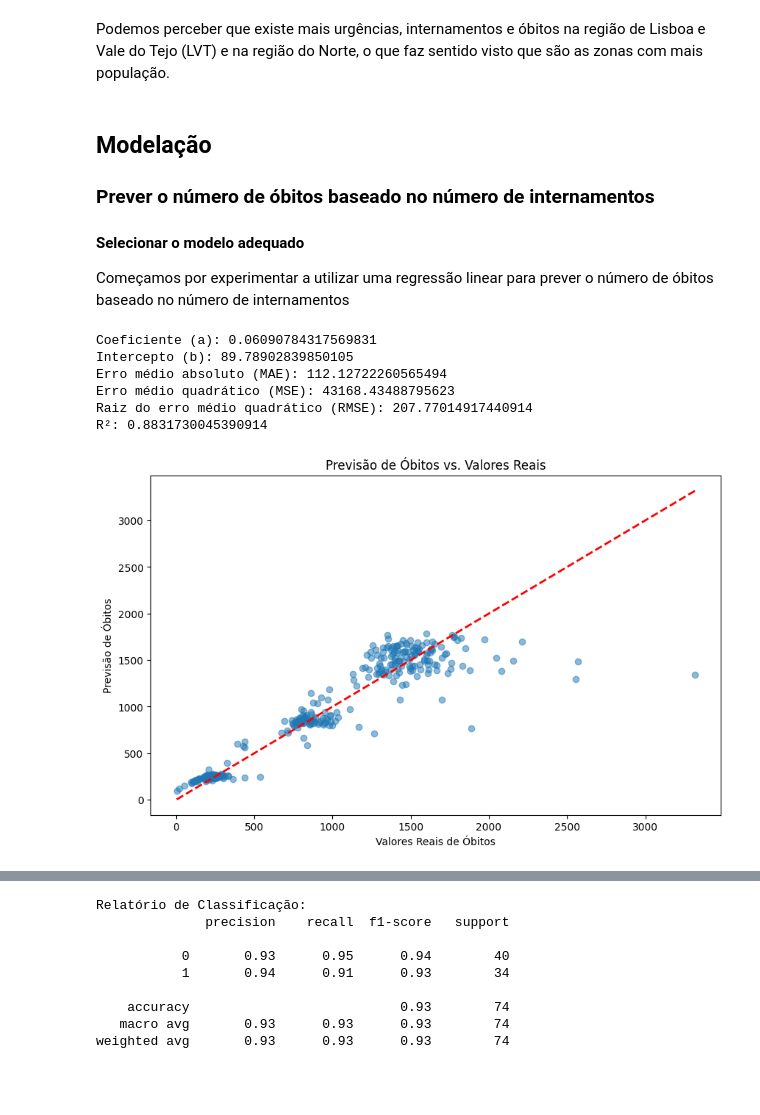
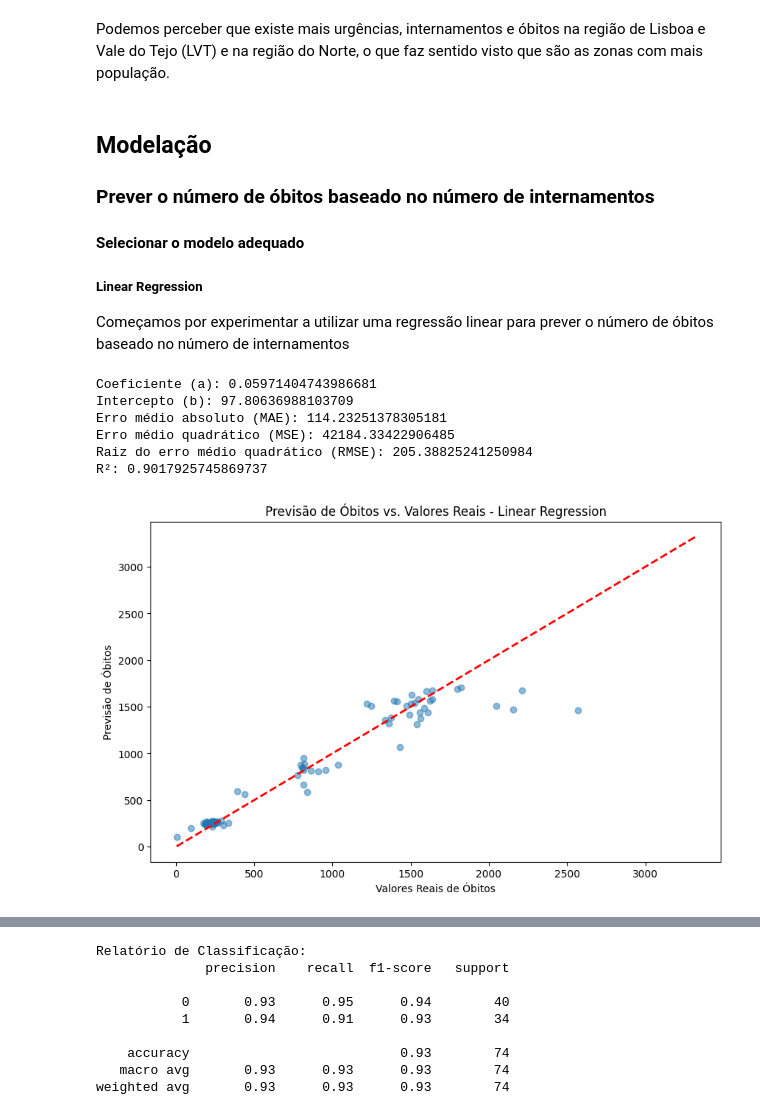
Before and after one commit to He1senb0rg/Projeto-PCD, a Jupyter notebook: projeto.ipynb, the cells around one changed output, grey strips where cells are left out. Drawn from its saved outputs; the diff is of its cells as text; code cells hidden in the pictures; blank space fills up the shorter version.

```diff
--- a/projeto.ipynb
+++ b/projeto.ipynb
@@ -363,43 +357,44 @@ Podemos perceber que existe mais urgências, internamentos e óbitos na região
 ## Modelação
 ### Prever o número de óbitos baseado no número de internamentos
 #### Selecionar o modelo adequado
+##### Linear Regression
 Começamos por experimentar a utilizar uma regressão linear para prever o número de óbitos baseado no número de internamentos
 # %%
 # definir features e target
-X = df_modelo[["internamentos"]]
-y = df_modelo["obitos"]
+X_p1 = df_modelo[["internamentos"]]
+y_p1 = df_modelo["obitos"]
 
 # dividir os dados em treino e teste
-X_train, X_test, y_train, y_test = train_test_split(X, y, test_size=0.2, random_state=42)
+X_train_p1, X_test_p1, y_train_p1, y_test_p1 = train_test_split(X_p1, y_p1, test_size=0.2, random_state=42)
 
-# criar e treinar o modelo de regressão linear
-lr_model = LinearRegression()
-lr_model.fit(X, y)
-print("Coeficiente (a):", lr_model.coef_[0])
-print("Intercepto (b):", lr_model.intercept_)
+# criar e treinar o modelo de linear regression
+lr_model_p1 = LinearRegression()
+lr_model_p1.fit(X_train_p1, y_train_p1)
+print("Coeficiente (a):", lr_model_p1.coef_[0])
+print("Intercepto (b):", lr_model_p1.intercept_)
 
 # fazer previsões
-y_pred = lr_model.predict(X)
+y_pred_p1 = lr_model_p1.predict(X_test_p1)
 
 # avaliar o modelo
-print("Erro médio absoluto (MAE):", mean_absolute_error(y, y_pred))
-print("Erro médio quadrático (MSE):", mean_squared_error(y, y_pred))
-print("Raiz do erro médio quadrático (RMSE):", np.sqrt(mean_squared_error(y, y_pred)))
-print("R²:", r2_score(y, y_pred))
+print("Erro médio absoluto (MAE):", mean_absolute_error(y_test_p1, y_pred_p1))
+print("Erro médio quadrático (MSE):", mean_squared_error(y_test_p1, y_pred_p1))
+print("Raiz do erro médio quadrático (RMSE):", np.sqrt(mean_squared_error(y_test_p1, y_pred_p1)))
+print("R²:", r2_score(y_test_p1, y_pred_p1))
 
 # mostrar o modelo
 plt.figure(figsize=(10, 6))
-plt.scatter(y, y_pred, alpha=0.5)
-plt.plot([y.min(), y.max()], [y.min(), y.max()], color='red', linestyle='--', lw=2)
-plt.title('Previsão de Óbitos vs. Valores Reais')
+plt.scatter(y_test_p1, y_pred_p1, alpha=0.5)
+plt.plot([y_p1.min(), y_p1.max()], [y_p1.min(), y_p1.max()], color='red', linestyle='--', lw=2)
+plt.title('Previsão de Óbitos vs. Valores Reais - Linear Regression')
 plt.xlabel('Valores Reais de Óbitos')
 plt.ylabel('Previsão de Óbitos')
 plt.show()
 # %% [output]
-Coeficiente (a): 0.06090784317569831
-Intercepto (b): 89.78902839850105
-Erro médio absoluto (MAE): 112.12722260565494
-Erro médio quadrático (MSE): 43168.43488795623
-Raiz do erro médio quadrático (RMSE): 207.77014917440914
-R²: 0.8831730045390914
+Coeficiente (a): 0.05971404743986681
+Intercepto (b): 97.80636988103709
+Erro médio absoluto (MAE): 114.23251378305181
+Erro médio quadrático (MSE): 42184.33422906485
+Raiz do erro médio quadrático (RMSE): 205.38825241250984
+R²: 0.9017925745869737
-[figure, old version]
+[figure, new version]
```
Also changed, not shown: parts of 21 cells of this notebook.
